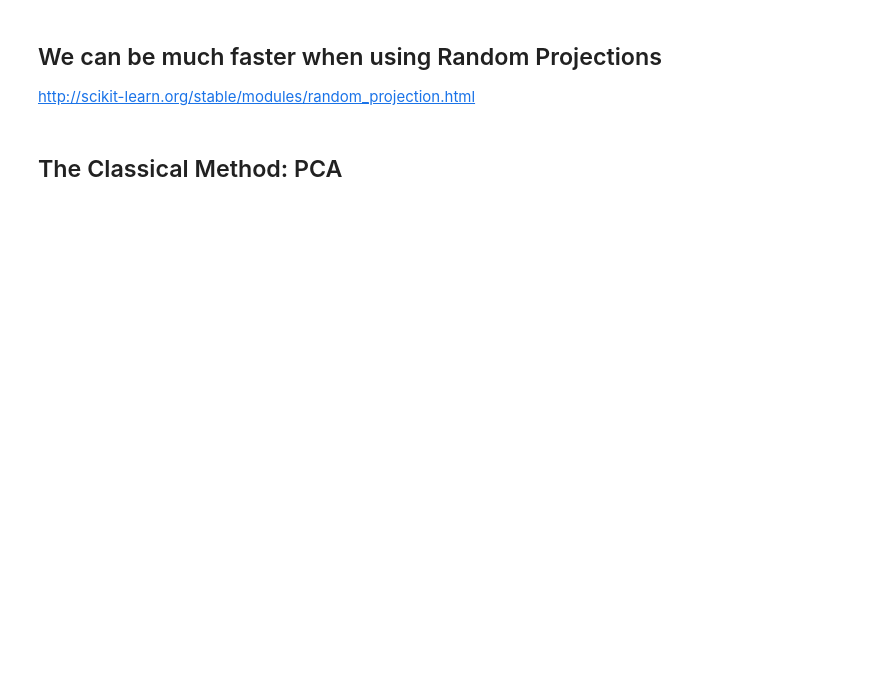
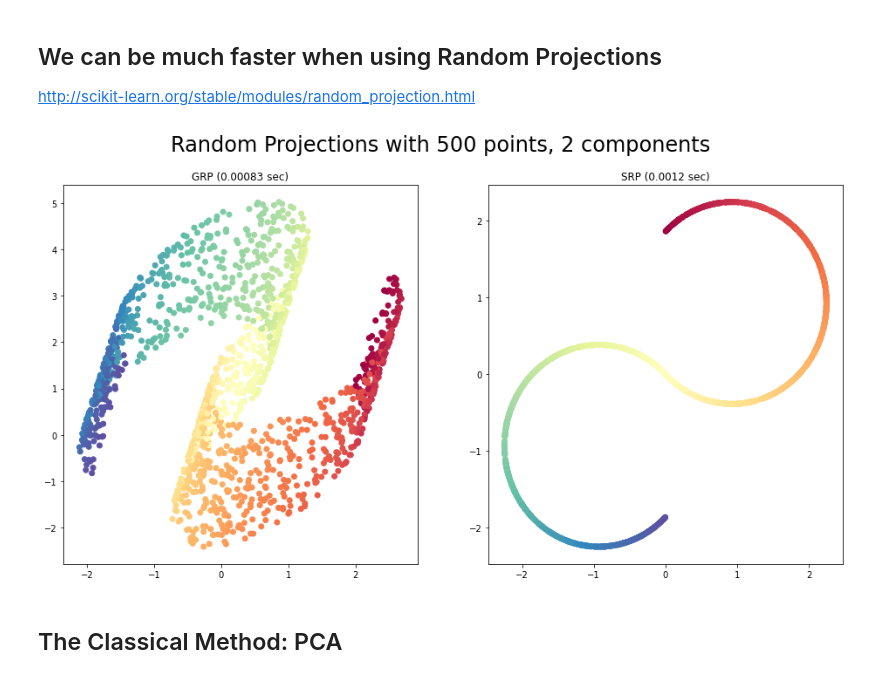
Before and after one commit to cc-skuehn/Workshop_Manifold_Learning, a Jupyter notebook: Notebooks/Manifold_S_Dataset_2022.ipynb, the cells around one changed output. Saved outputs shown, nothing was run; the diff lists cells and outputs as text; code cells hidden in the pictures; blank space fills up the shorter version.

```diff
--- a/Notebooks/Manifold_S_Dataset_2022.ipynb
+++ b/Notebooks/Manifold_S_Dataset_2022.ipynb
@@ -210,35 +255,37 @@ http://scikit-learn.org/stable/modules/random_projection.html
 # %%
 from sklearn import random_projection
 
+X = S_points
+color = S_color
 fig = plt.figure(figsize=(16, 8))
 plt.suptitle("Random Projections with %i points, %i components"
              % (n_points, n_components), fontsize=24)
 
 init_random_state=0
 
 t0 = time()
 transformer = random_projection.GaussianRandomProjection(n_components=2, random_state=init_random_state)
 Y = transformer.fit_transform(X)
 t1 = time()
 
 ax = fig.add_subplot(121)
 plt.scatter(Y[:, 0], Y[:, 1], c=color, cmap=plt.cm.Spectral)
 plt.title("%s (%.2g sec)" % ('GRP', t1 - t0))
-ax.xaxis.set_major_formatter(NullFormatter())
-ax.yaxis.set_major_formatter(NullFormatter())
+#ax.xaxis.set_major_formatter(NullFormatter())
+#ax.yaxis.set_major_formatter(NullFormatter())
 plt.axis('tight')
 
 t0 = time()
 transformer = random_projection.SparseRandomProjection(n_components=2, random_state=init_random_state)
 Y = transformer.fit_transform(X)
 t1 = time()
 
 ax = fig.add_subplot(121+1)
 plt.scatter(Y[:, 0], Y[:, 1], c=color, cmap=plt.cm.Spectral)
 plt.title("%s (%.2g sec)" % ('SRP', t1 - t0))
-ax.xaxis.set_major_formatter(NullFormatter())
-ax.yaxis.set_major_formatter(NullFormatter())
 plt.axis('tight');
+# %% [output]
+[figure, added]
 # %% [markdown]
 ## The Classical Method: PCA
 # %%
```
Also changed, not shown: parts of 8 cells of this notebook.
